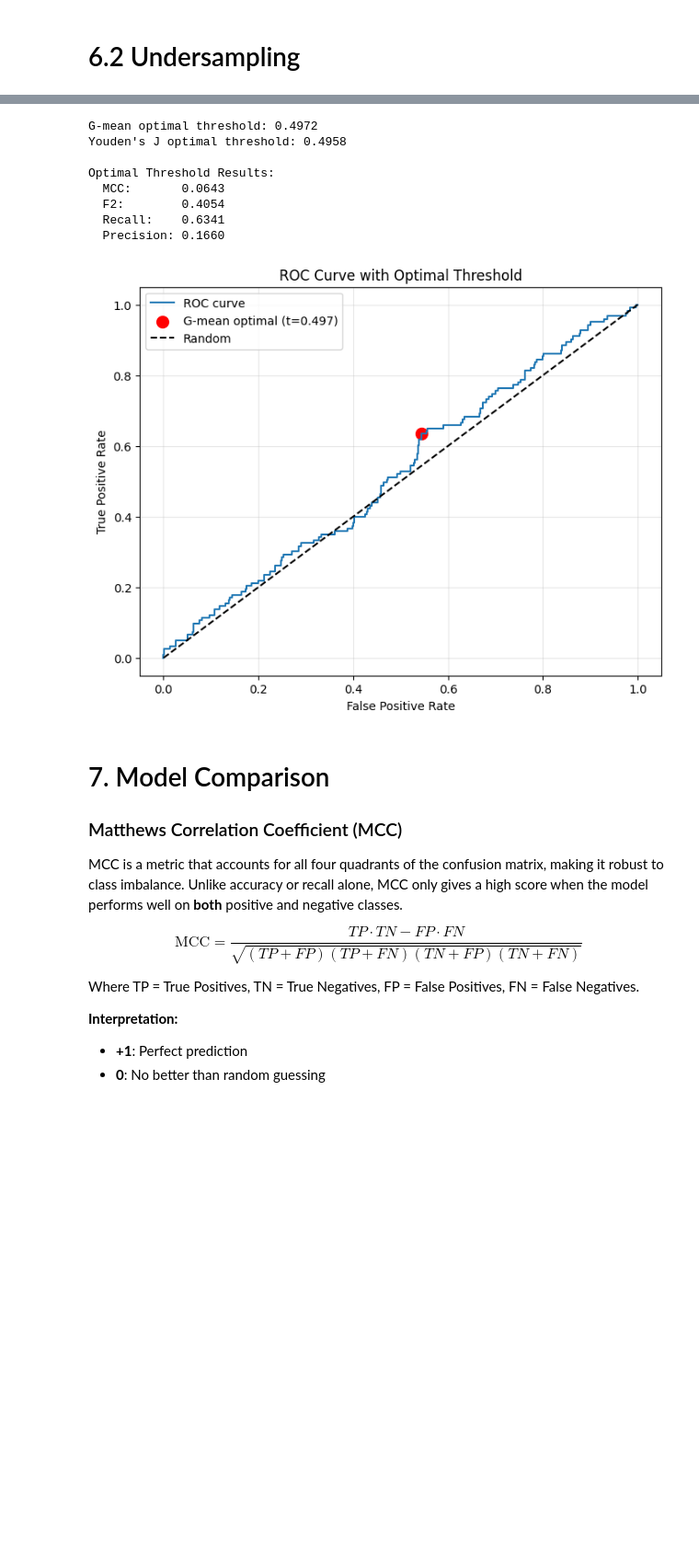
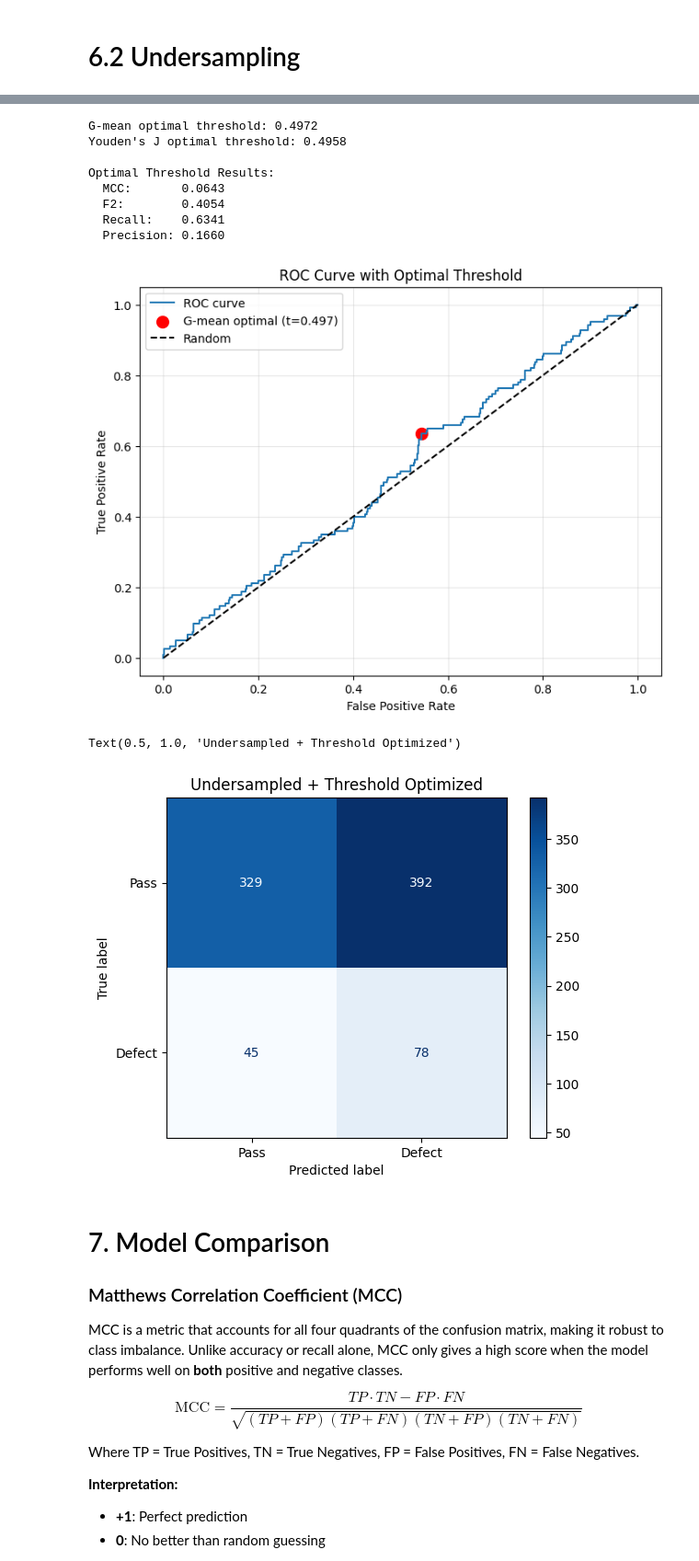
Before and after one commit to Antibodyy/La_Finale, a Jupyter notebook: Semiconductor Quality Control/COMPILED_WORK_IN_PROGRESS.ipynb, the cells around one changed output, grey strips where cells are left out. Shown at 92% size. Drawn from its saved outputs; the diff is of its cells as text; code cells hidden in the pictures; blank space fills up the shorter version.

```diff
--- a/Semiconductor Quality Control/COMPILED_WORK_IN_PROGRESS.ipynb
+++ b/Semiconductor Quality Control/COMPILED_WORK_IN_PROGRESS.ipynb
@@ -406,6 +513,11 @@ plt.title('ROC Curve with Optimal Threshold')
 plt.legend()
 plt.grid(alpha=0.3)
 plt.show()
+
+cm = confusion_matrix(y_test, y_pred_optimal)
+disp = ConfusionMatrixDisplay(confusion_matrix=cm, display_labels=['Pass', 'Defect'])
+disp.plot(cmap='Blues', values_format='d')
+plt.title('Undersampled + Threshold Optimized')
 # %% [output]
 C            F2         Recall
 -----------------------------------
@@ -417,33 +529,35 @@ C            F2         Recall
 0.012743     0.0000     0.0000
 0.033598     0.0000     0.0000
 0.088587     0.5268     0.5262
 0.233572     0.5156     0.5141
 0.615848     0.5203     0.5223
 ... (14 lines left out)
   MCC:       0.0098
   F2:        0.3502
   Recall:    0.5285
   Precision: 0.1491
 [figure]
 Best threshold: 0.4167
 Best CV score:  0.8336
 
 Undersampled + Threshold Tuned:
   MCC:       0.0000
   F2:        0.4603
   Recall:    1.0000
   Precision: 0.1457
   Accuracy:  0.1457
 [figure]
 G-mean optimal threshold: 0.4972
 Youden's J optimal threshold: 0.4958
 
 Optimal Threshold Results:
   MCC:       0.0643
   F2:        0.4054
   Recall:    0.6341
   Precision: 0.1660
 [figure]
+Text(0.5, 1.0, 'Undersampled + Threshold Optimized')
+[figure, added]
 # %% [markdown]
 # 7. Model Comparison
 
```
Also changed, not shown: parts of 2 cells of this notebook, 1 other file.
